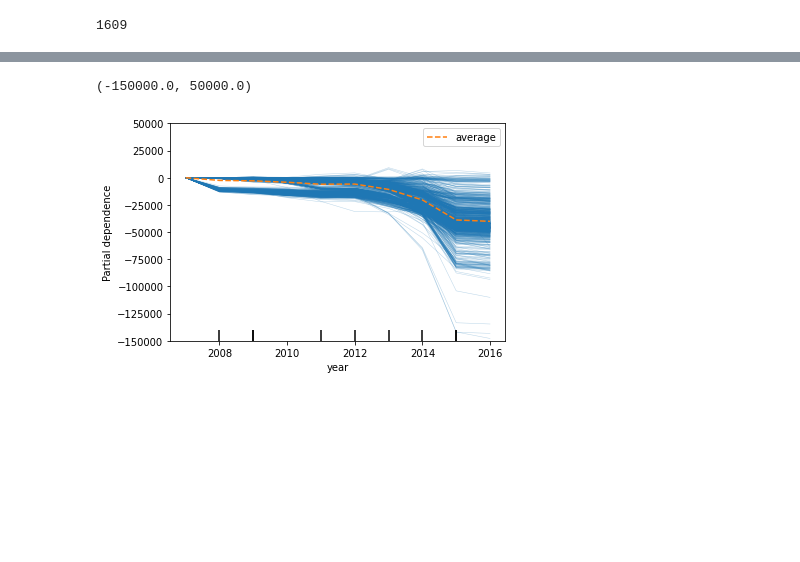
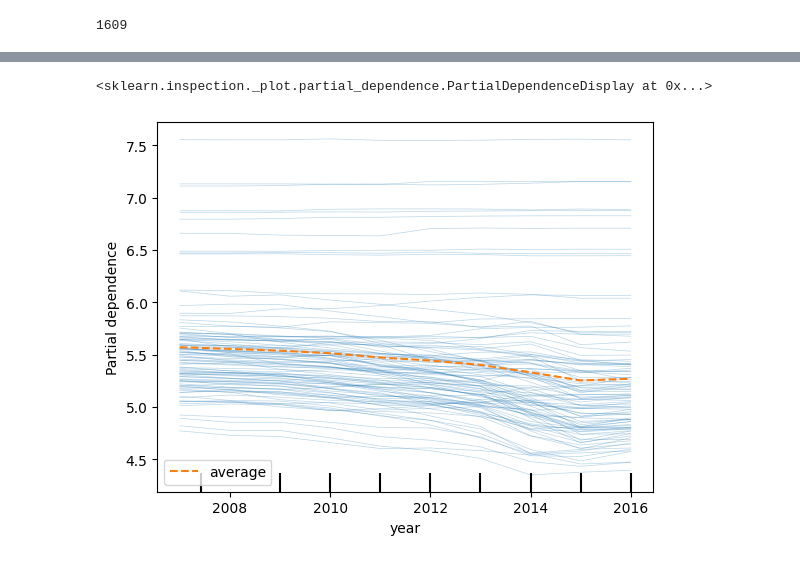
Before and after one commit to sdamerdji/dissertation, a Jupyter notebook: ef/estimate_construction.ipynb, the cells around one changed output, grey strips where cells are left out. Saved outputs shown, nothing was run; the diff lists cells and outputs as text; code cells hidden in the pictures; blank space fills up the shorter version.

```diff
--- a/ef/estimate_construction.ipynb
+++ b/ef/estimate_construction.ipynb
@@ -209,6 +368,10 @@ trainY.shape
+# %%
+trainX_dummy, testX_dummy = X_dummy[y.notna()], X_dummy[y.isna()]
+# %%
+trainX_dummy = trainX_dummy.fillna(-9999)
 # %%
 regression = Pipeline([('rf',
-                        ExtraTreesRegressor(n_estimators=500, random_state=0,
+                        ExtraTreesRegressor(n_estimators=100, random_state=0,
                                             max_samples=1000, n_jobs=-1, bootstrap=True))])
 rf_param_grid = [
     {
@@ -219,7 +382,7 @@ rf_param_grid = [
     }
 ]
 # %%
-rs = RandomizedSearchCV(regression, rf_param_grid, n_iter=50, random_state=0, verbose=1, cv=5)
+rs = RandomizedSearchCV(regression, rf_param_grid, n_iter=10, random_state=0, verbose=1, cv=5)
 
-rs.fit(trainX, trainY)
+rs.fit(trainX_dummy, trainY)
 # %% [output]
@@ -295,13 +449,12 @@ trainY.min()
 # %%
 PartialDependenceDisplay.from_estimator(
     rs,
-    X.sample(5000, random_state=0),
+    testX_dummy.sample(100, random_state=123),
     ['year'],
-    kind='both', centered=True)
-plt.ylim(-150000, 50000)
+    kind='both')
 # %% [output]
-(-150000.0, 50000.0)
+<sklearn.inspection._plot.partial_dependence.PartialDependenceDisplay at 0x...>
-[figure, old version]
+[figure, new version]
 # %%
 known_construction = pd.read_csv('../data/efz/construction.csv', skiprows=1, sep=' ', on_bad_lines='skip')
 # %%
```
Also changed, not shown: parts of 54 cells of this notebook, 1 other file.
